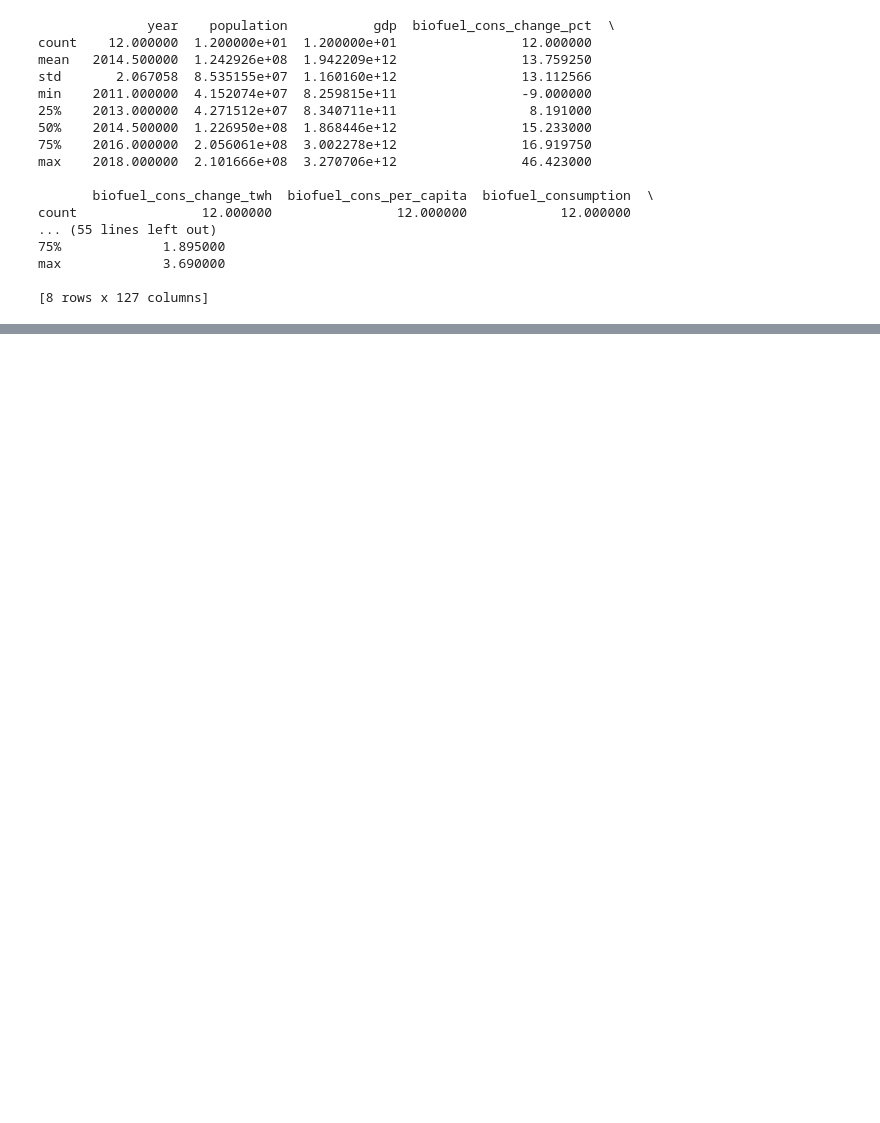
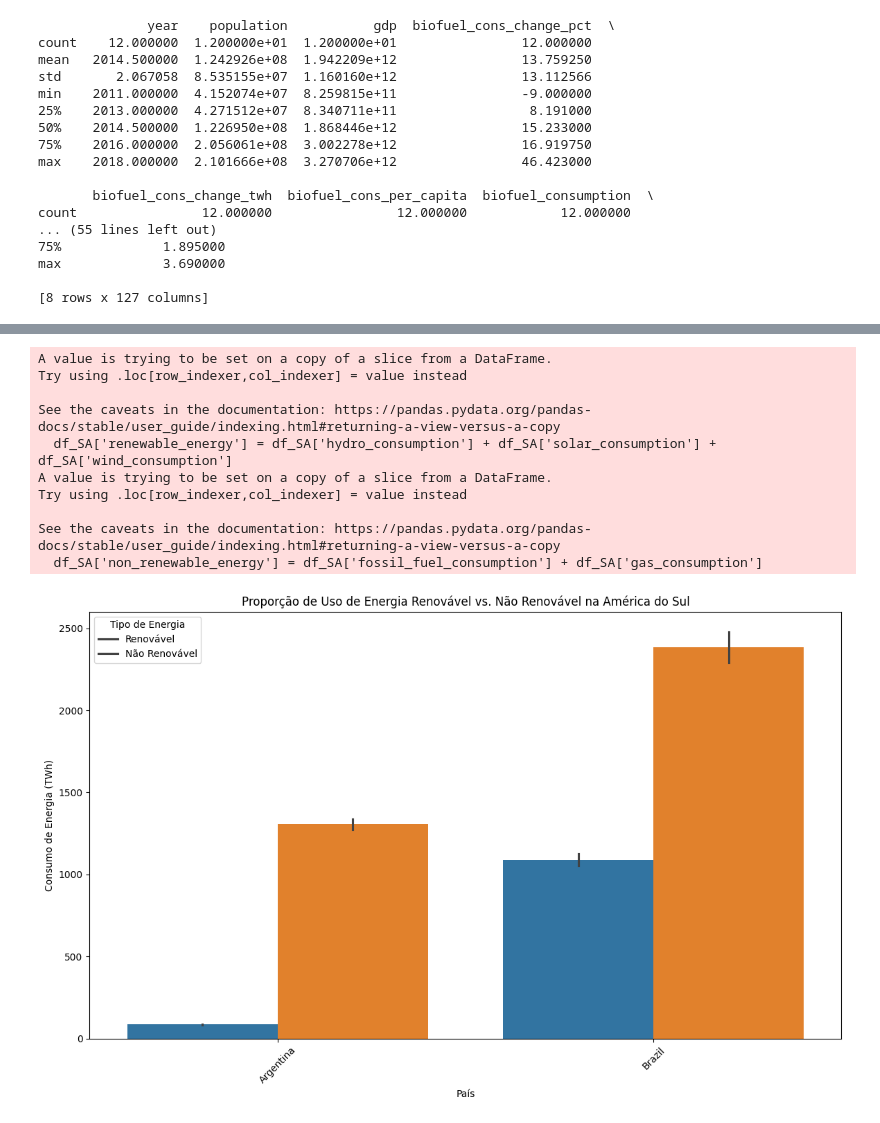
Before and after one commit to claytontey/DS_Unesp, a Jupyter notebook: Work_Git/Pedro_Roratto/WorkGit/ex_estatistica1.ipynb, the cells around one changed output, grey strips where cells are left out. Drawn from its saved outputs; the diff is of its cells as text; code cells hidden in the pictures; blank space fills up the shorter version.

```diff
--- a/Work_Git/Pedro_Roratto/WorkGit/ex_estatistica1.ipynb
+++ b/Work_Git/Pedro_Roratto/WorkGit/ex_estatistica1.ipynb
@@ -67,0 +71,28 @@ max             3.690000
+# %%
+df_SA['renewable_energy'] = df_SA['hydro_consumption'] + df_SA['solar_consumption'] + df_SA['wind_consumption']
+df_SA['non_renewable_energy'] = df_SA['fossil_fuel_consumption'] + df_SA['gas_consumption']
+
+stats = df_SA.groupby('country')[['renewable_energy', 'non_renewable_energy']].agg(['mean', 'std']).reset_index()
+
+df_melted = df_SA.melt(id_vars='country', value_vars=['renewable_energy', 'non_renewable_energy'], var_name='energy_type', value_name='consumption')
+
+plt.figure(figsize=(14, 8))
+sns.barplot(data=df_melted, x='country', y='consumption', hue='energy_type')
+plt.title('Proporção de Uso de Energia Renovável vs. Não Renovável na América do Sul')
+plt.xlabel('País')
+plt.ylabel('Consumo de Energia (TWh)')
+plt.legend(title='Tipo de Energia', labels=['Renovável', 'Não Renovável'])
+plt.xticks(rotation=45)
+plt.show()
+# %% [output]
+A value is trying to be set on a copy of a slice from a DataFrame.
+Try using .loc[row_indexer,col_indexer] = value instead
+
+See the caveats in the documentation: https://pandas.pydata.org/pandas-docs/stable/user_guide/indexing.html#returning-a-view-versus-a-copy
+  df_SA['renewable_energy'] = df_SA['hydro_consumption'] + df_SA['solar_consumption'] + df_SA['wind_consumption']
+A value is trying to be set on a copy of a slice from a DataFrame.
+Try using .loc[row_indexer,col_indexer] = value instead
+
+See the caveats in the documentation: https://pandas.pydata.org/pandas-docs/stable/user_guide/indexing.html#returning-a-view-versus-a-copy
+  df_SA['non_renewable_energy'] = df_SA['fossil_fuel_consumption'] + df_SA['gas_consumption']
+[figure, added]
```
Also changed, not shown: parts of 6 cells of this notebook.
